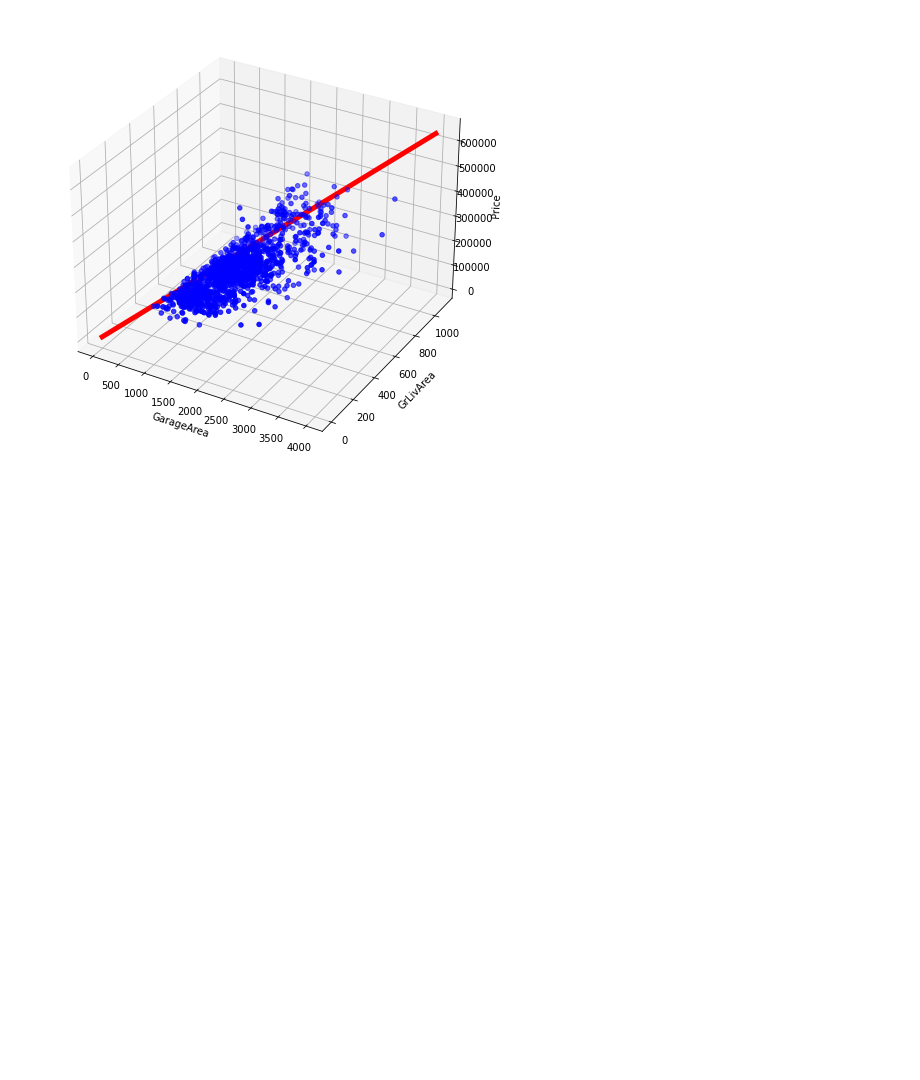
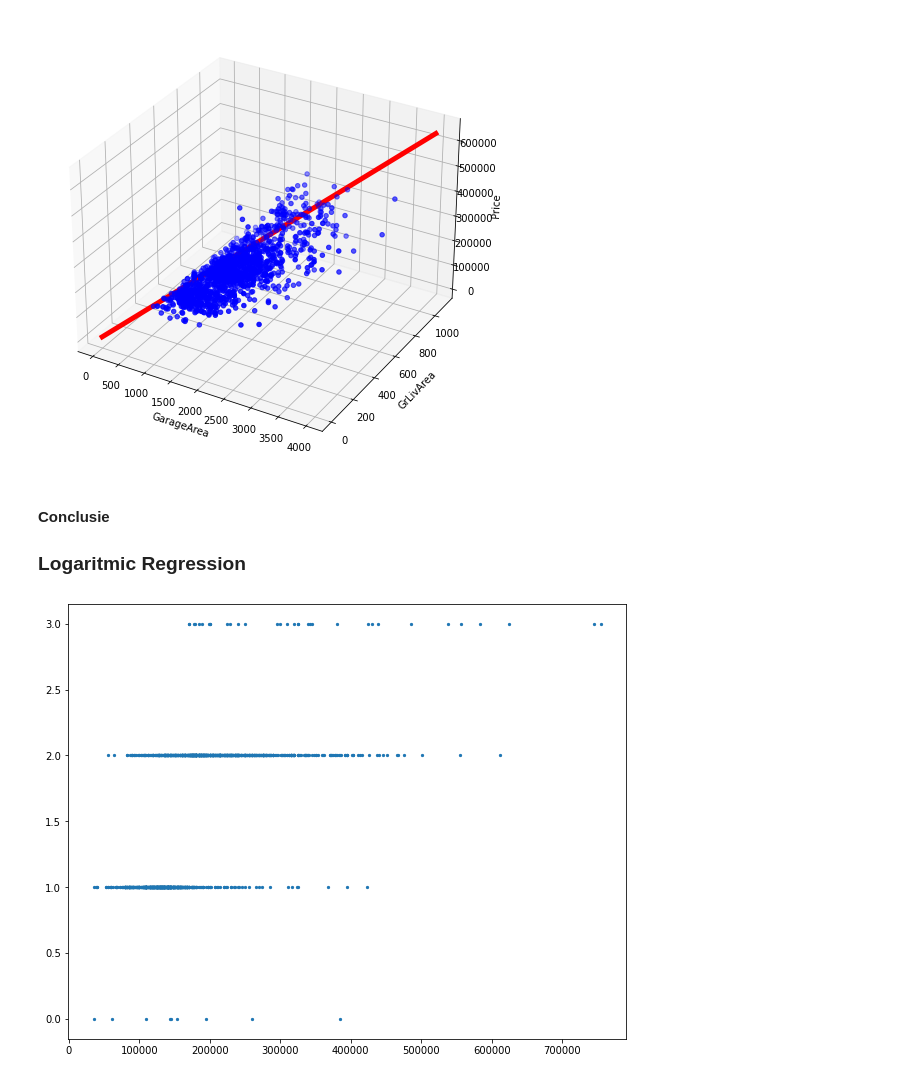
Before and after one commit to dvwgerritsen/data_science_research_report, a Jupyter notebook: research_report.ipynb, the cells around one changed output. Saved outputs shown, nothing was run; the diff lists cells and outputs as text; code cells hidden in the pictures; blank space fills up the shorter version.

```diff
--- a/research_report.ipynb
+++ b/research_report.ipynb
@@ -188,4 +193,19 @@ ax.set_zlabel('Price')
 plt.show()
 # %% [output]
 [figure]
+# %% [markdown]
+#### Conclusie
+
+### Logaritmic Regression
+# %%
+lgdf = df
+fig = plt.figure(figsize=(10, 8))
+y3 = lgdf['FullBath']
+x3 = lgdf['SalePrice']
+
+plt.scatter(x3, y3, s=5)
+
+plt.show()
+# %% [output]
+[figure, added]
 # %% [markdown]
```
Also changed, not shown: parts of 9 cells of this notebook, 2 other files.
